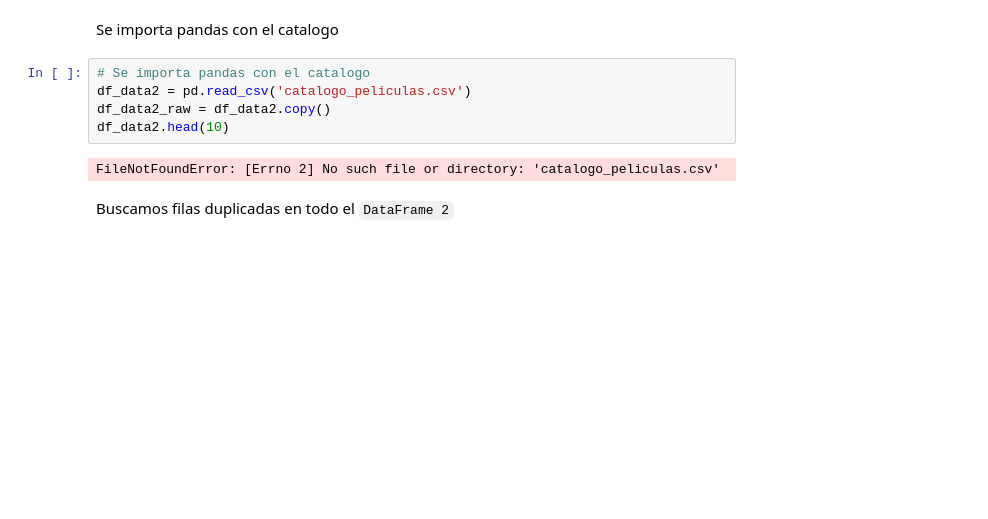
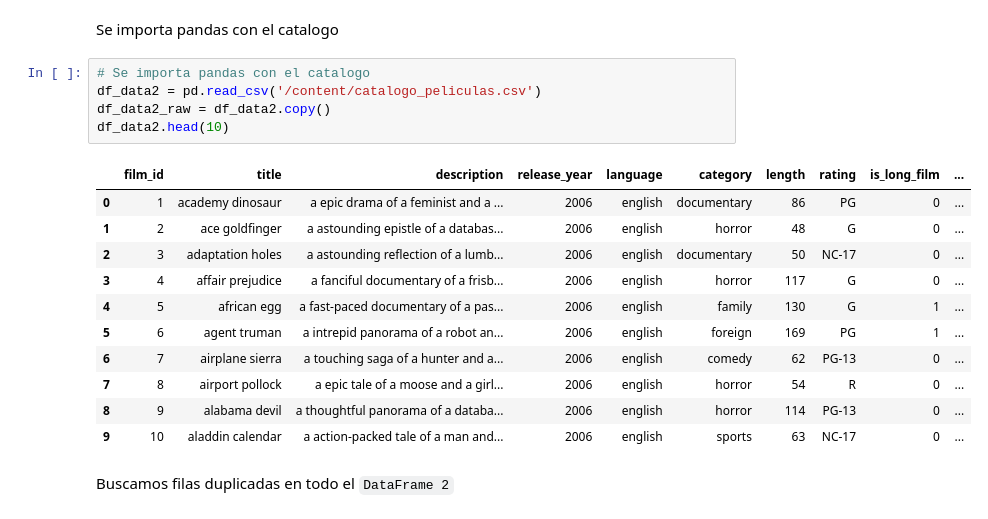
Before and after one commit to Bootcamp-DA-P2/Flujo-de-datos-SQL-Python-Grupo-6, a Jupyter notebook: notebook/Flujo_de_datos_SQL_Python_Grupo_6.ipynb, the cells around one changed output. Cells and saved outputs as stored; diff of their text form; blank space fills up the shorter version.

```diff
--- a/notebook/Flujo_de_datos_SQL_Python_Grupo_6.ipynb
+++ b/notebook/Flujo_de_datos_SQL_Python_Grupo_6.ipynb
@@ -323,11 +323,21 @@ df_data1_clean.to_csv("Dataframe1_clean.csv", index=False)
 Se importa pandas con el catalogo
 # %%
 # Se importa pandas con el catalogo
-df_data2 = pd.read_csv('catalogo_peliculas.csv')
+df_data2 = pd.read_csv('/content/catalogo_peliculas.csv')
 df_data2_raw = df_data2.copy()
 df_data2.head(10)
 # %% [output]
-FileNotFoundError: [Errno 2] No such file or directory: 'catalogo_peliculas.csv'
+|  | film_id | title | description | release_year | language | category | length | rating | is_long_film | ... |
+| 0 | 1 | academy dinosaur | a epic drama of a feminist and a ... | 2006 | english | documentary | 86 | PG | 0 | ... |
+| 1 | 2 | ace goldfinger | a astounding epistle of a databas... | 2006 | english | horror | 48 | G | 0 | ... |
+| 2 | 3 | adaptation holes | a astounding reflection of a lumb... | 2006 | english | documentary | 50 | NC-17 | 0 | ... |
+| 3 | 4 | affair prejudice | a fanciful documentary of a frisb... | 2006 | english | horror | 117 | G | 0 | ... |
+| 4 | 5 | african egg | a fast-paced documentary of a pas... | 2006 | english | family | 130 | G | 1 | ... |
+| 5 | 6 | agent truman | a intrepid panorama of a robot an... | 2006 | english | foreign | 169 | PG | 1 | ... |
+| 6 | 7 | airplane sierra | a touching saga of a hunter and a... | 2006 | english | comedy | 62 | PG-13 | 0 | ... |
+| 7 | 8 | airport pollock | a epic tale of a moose and a girl... | 2006 | english | horror | 54 | R | 0 | ... |
+| 8 | 9 | alabama devil | a thoughtful panorama of a databa... | 2006 | english | horror | 114 | PG-13 | 0 | ... |
+| 9 | 10 | aladdin calendar | a action-packed tale of a man and... | 2006 | english | sports | 63 | NC-17 | 0 | ... |
 # %% [markdown]
 Buscamos filas duplicadas en todo el `DataFrame 2`
 # %%
```
Also changed, not shown: parts of 11 cells of this notebook.
